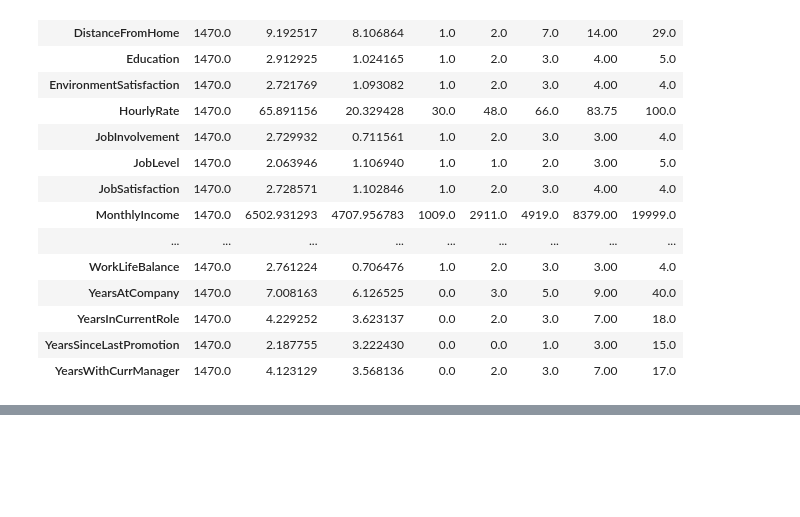
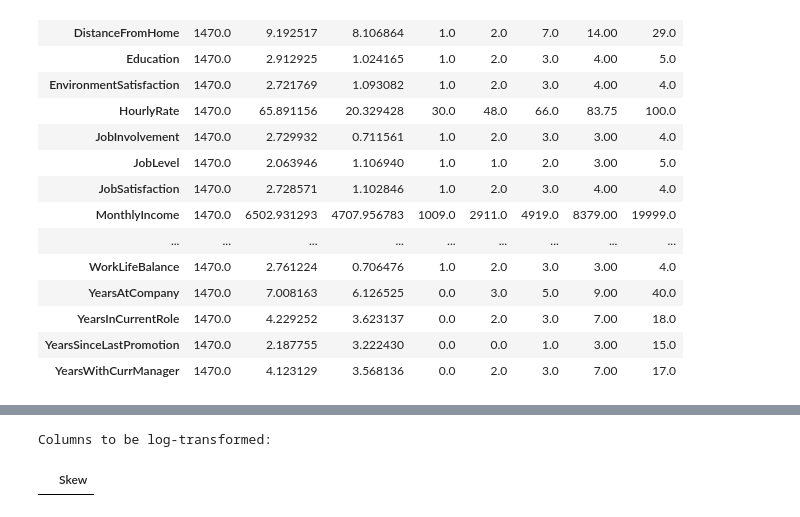
Before and after one commit to abdyraman/hr-deep-learning, a Jupyter notebook: deep_hr.ipynb, the cells around one changed output, grey strips where cells are left out. Cells and saved outputs as stored; diff of their text form; code cells hidden in the pictures; blank space fills up the shorter version.

```diff
--- a/deep_hr.ipynb
+++ b/deep_hr.ipynb
@@ -404,0 +343,19 @@ weighted avg       0.97      0.97      0.96       294
+# %%
+cat_cols=[]
+for i in df.columns:
+    if data[i].nunique() <= 5 or data[i].dtype == object:
+        cat_cols.append(i)
+df=data.copy()
+df.drop(df[cat_cols], axis=1, inplace=True)
+df.drop('EmployeeNumber', axis=1, inplace=True)
+corr=df.corr().round(2)
+x=corr.index.tolist()
+y=corr.columns.tolist()
+z=corr.to_numpy()
+fig = ff.create_annotated_heatmap(z=z, x=x, y=y, annotation_text=z, name='',
+                                  hovertemplate="Correlation between %{x} and %{y}= %{z}",
+                                  colorscale='GnBu')
+fig.update_yaxes(autorange="reversed")
+fig.update_layout(title="Correlation Matrix of Employee Attrition",
+                  font_color='#28221D',margin=dict(t=180),height=600)
+fig.show()
@@ -404,0 +386,19 @@ weighted avg       0.97      0.97      0.96       294
+# %%
+# Check for variables with skew above 0.75
+df=df.copy()
+skew_limit = 0.75
+skew_vals = df.skew()
+skew_cols = (skew_vals
+             .sort_values(ascending=False)
+             .to_frame()
+             .rename(columns={0:'Skew'})
+             .query('abs(Skew) > {}'.format(skew_limit)))
+
+display(skew_cols.style.set_caption('Columns to be log-transformed:'))
+
+# Log-transform skewed variables
+for i in skew_cols.index.values:
+    df[i] = df[i].apply(np.log1p)
+# %% [output]
+Columns to be log-transformed:
+|  | Skew |
```
Also changed, not shown: parts of 65 cells of this notebook.
